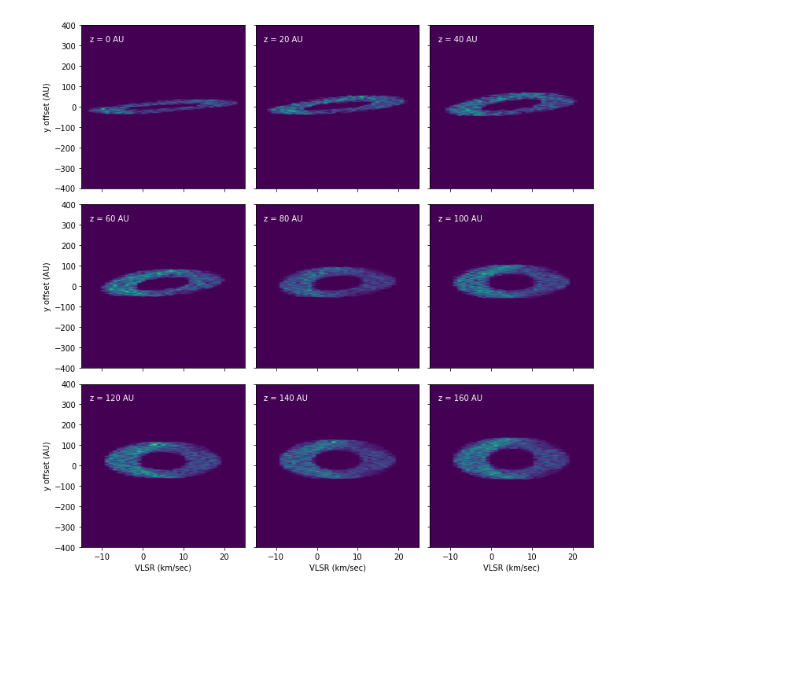
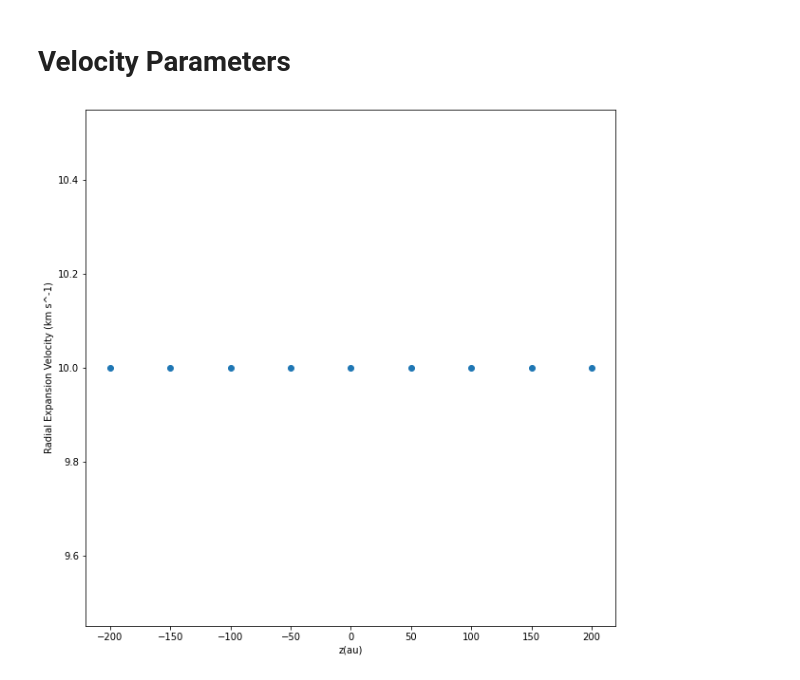
Before and after one commit to 10ay/3D-kinematic-model-orisrcI, a Jupyter notebook: Source-I-Models/SiOPosVel.ipynb, the cells around one changed output. Saved outputs shown, nothing was run; the diff lists cells and outputs as text; code cells hidden in the pictures; blank space fills up the shorter version.

```diff
--- a/Source-I-Models/SiOPosVel.ipynb
+++ b/Source-I-Models/SiOPosVel.ipynb
@@ -54,4 +60,6 @@ model_instance.position_velocity("x", 0.01)
-# %%
-model_instance.position_velocity("y", 0.01)
-# %% [output]
-[figure, removed]
+# %% [markdown]
+# Velocity Parameters
+# %%
+velocity_graph_radial = model_instance.velocity_radial_expansion_graph()
+# %% [output]
+[figure, added]
```
Also changed, not shown: parts of 8 cells of this notebook, 22 other files.
